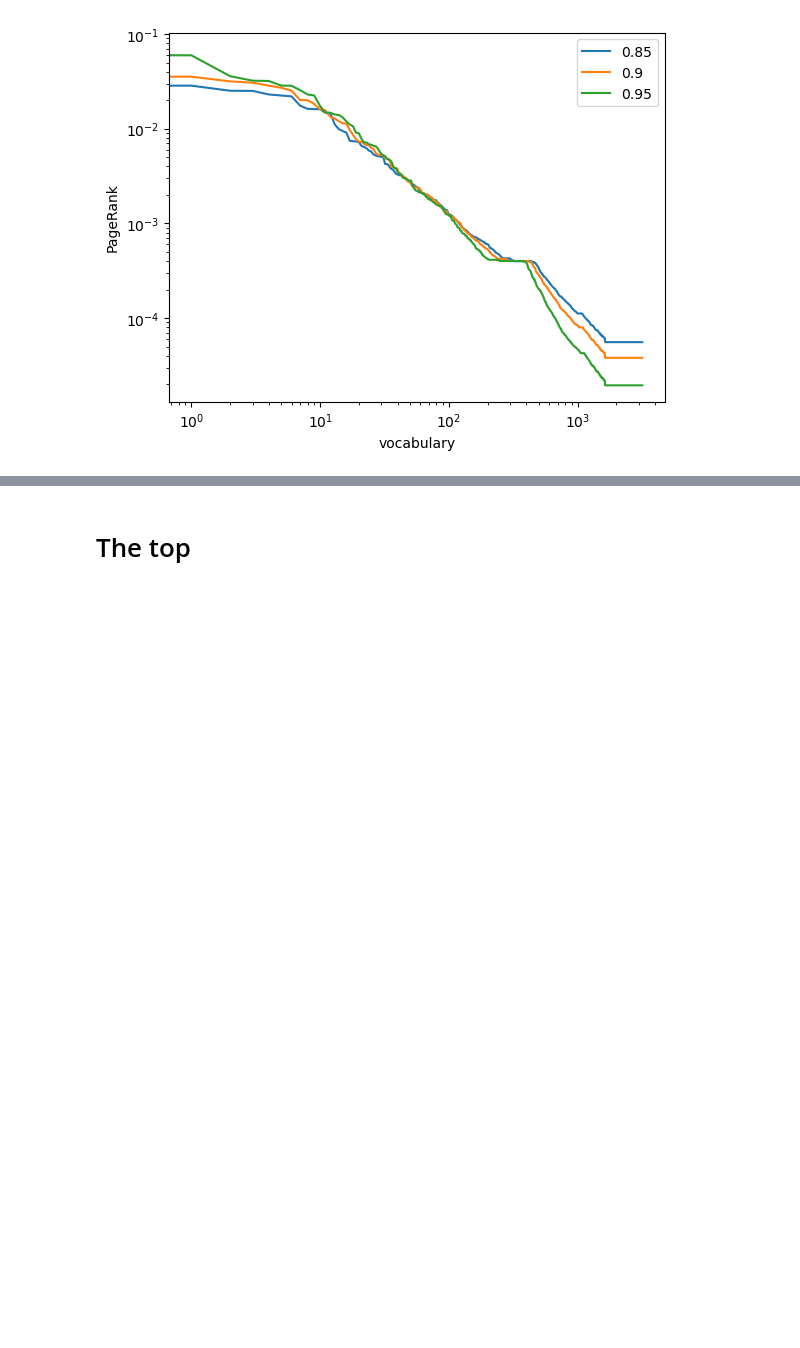
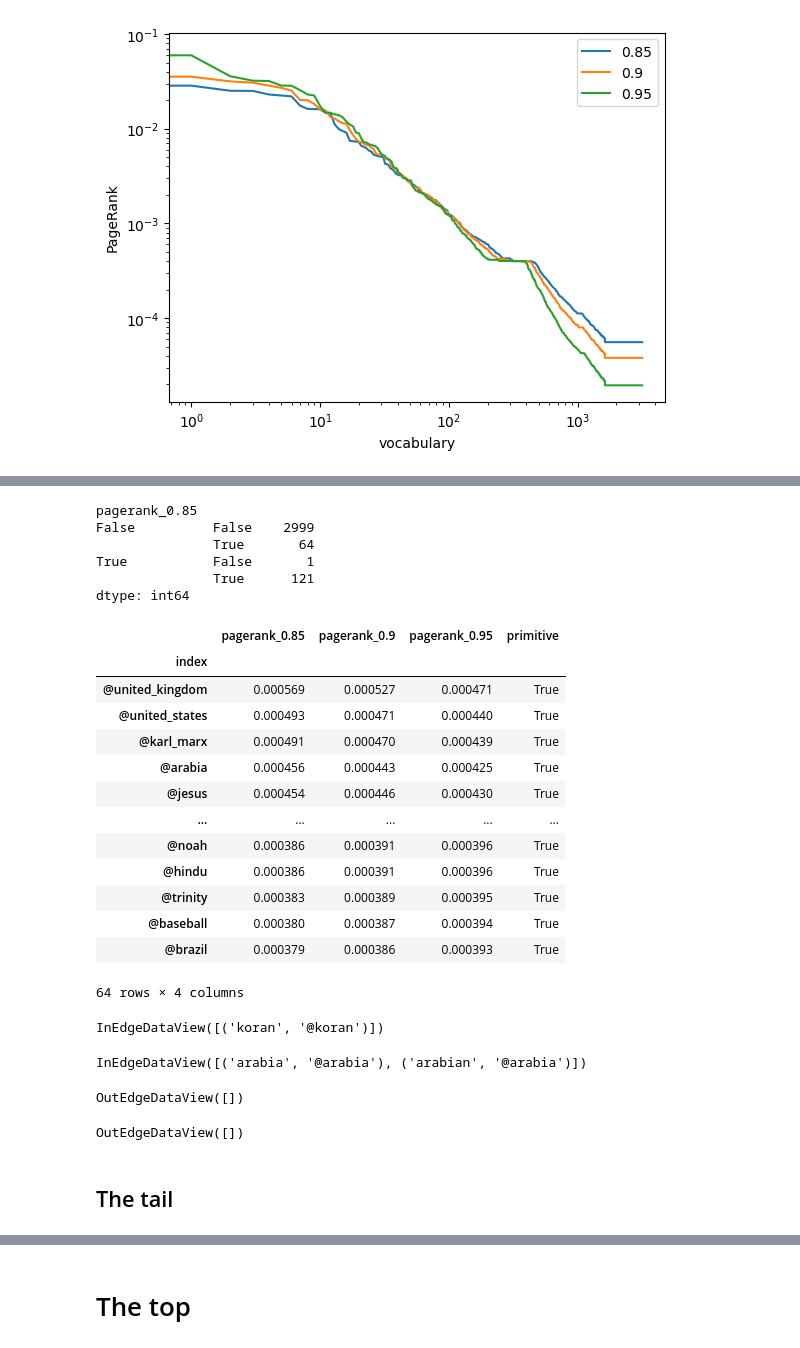
Before and after one commit to makrai/4lang-with-them-roles, a Jupyter notebook: pagerank.ipynb, the cells around one changed output, grey strips where cells are left out. Drawn from its saved outputs; the diff is of its cells as text; code cells hidden in the pictures; blank space fills up the shorter version.

```diff
--- a/pagerank.ipynb
+++ b/pagerank.ipynb
@@ -301,0 +339,44 @@ plt.savefig(f'/home/makrai/repo/paper/thesis/makrai_phd/img/pageRank-aligned.png
+# %%
+pageRank_df.groupby([np.abs(pageRank_df['pagerank_0.85']-0.0004)<0.000001,pageRank_df.index.str.startswith('@')]).size()
+# %% [output]
+pagerank_0.85
+False          False    2999
+               True       64
+True           False       1
+               True      121
+dtype: int64
+# %%
+pageRank_df[(np.abs(pageRank_df['pagerank_0.85']-0.0004)>=0.000001)&(pageRank_df.index.str.startswith('@'))]
+# %% [output]
+|  | pagerank_0.85 | pagerank_0.9 | pagerank_0.95 | primitive |
+| index |  |  |  |  |
+| @united_kingdom | 0.000569 | 0.000527 | 0.000471 | True |
+| @united_states | 0.000493 | 0.000471 | 0.000440 | True |
+| @karl_marx | 0.000491 | 0.000470 | 0.000439 | True |
+| @arabia | 0.000456 | 0.000443 | 0.000425 | True |
+| @jesus | 0.000454 | 0.000446 | 0.000430 | True |
+| ... | ... | ... | ... | ... |
+| @noah | 0.000386 | 0.000391 | 0.000396 | True |
+| @hindu | 0.000386 | 0.000391 | 0.000396 | True |
+| @trinity | 0.000383 | 0.000389 | 0.000395 | True |
+| @baseball | 0.000380 | 0.000387 | 0.000394 | True |
+| @brazil | 0.000379 | 0.000386 | 0.000393 | True |
+64 rows × 4 columns
+# %%
+def_graph.in_edges('@koran')
+# %% [output]
+InEdgeDataView([('koran', '@koran')])
+# %%
+def_graph.in_edges('@arabia')
+# %% [output]
+InEdgeDataView([('arabia', '@arabia'), ('arabian', '@arabia')])
+# %%
+def_graph.out_edges('@koran')
+# %% [output]
+OutEdgeDataView([])
+# %%
+def_graph.out_edges('@arabia')
+# %% [output]
+OutEdgeDataView([])
+# %% [markdown]
+## The tail
```
Also changed, not shown: parts of 27 cells of this notebook.
